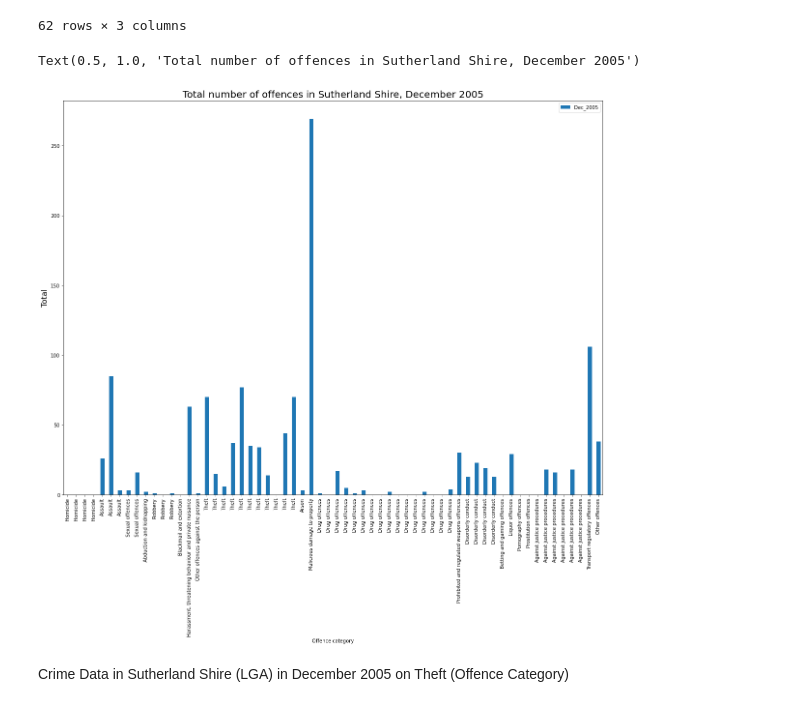
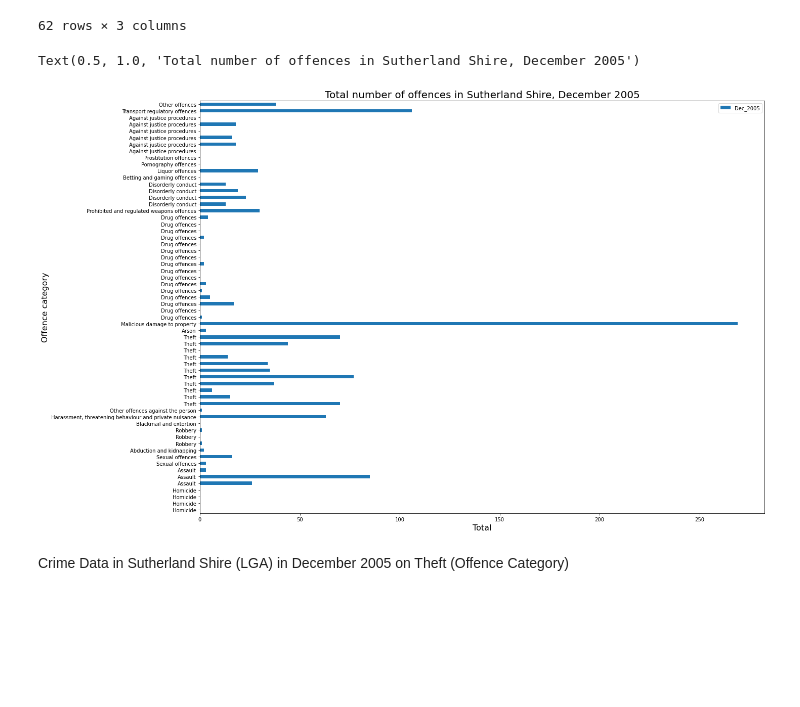
Before and after one commit to joshmic/Data_Project, a Jupyter notebook: Crime Data - NSW.ipynb, the cells around one changed output. Saved outputs shown, nothing was run; the diff lists cells and outputs as text; code cells hidden in the pictures; blank space fills up the shorter version.

```diff
--- a/Crime Data - NSW.ipynb
+++ b/Crime Data - NSW.ipynb
@@ -251,12 +256,13 @@ crime_data_Sutho.head(100)
 | 681 | Sutherland Shire | Other offences | 38.0 |
 62 rows × 3 columns
 # %%
-crime_data_Sutho.set_index('Offence category').plot(kind="bar")
-plt.ylabel('Total', fontsize = 16)
+crime_data_Sutho.set_index('Offence category').plot(kind="barh")
+plt.ylabel('Offence category', fontsize = 16)
+plt.xlabel('Total', fontsize = 16)
 plt.title("Total number of offences in Sutherland Shire, December 2005", fontsize=20)
 # %% [output]
 Text(0.5, 1.0, 'Total number of offences in Sutherland Shire, December 2005')
-[figure, old version]
+[figure, new version]
 # %% [markdown]
 Crime Data in Sutherland Shire (LGA) in December 2005 on Theft (Offence Category)
 # %%
```
Also changed, not shown: parts of 15 cells of this notebook.
